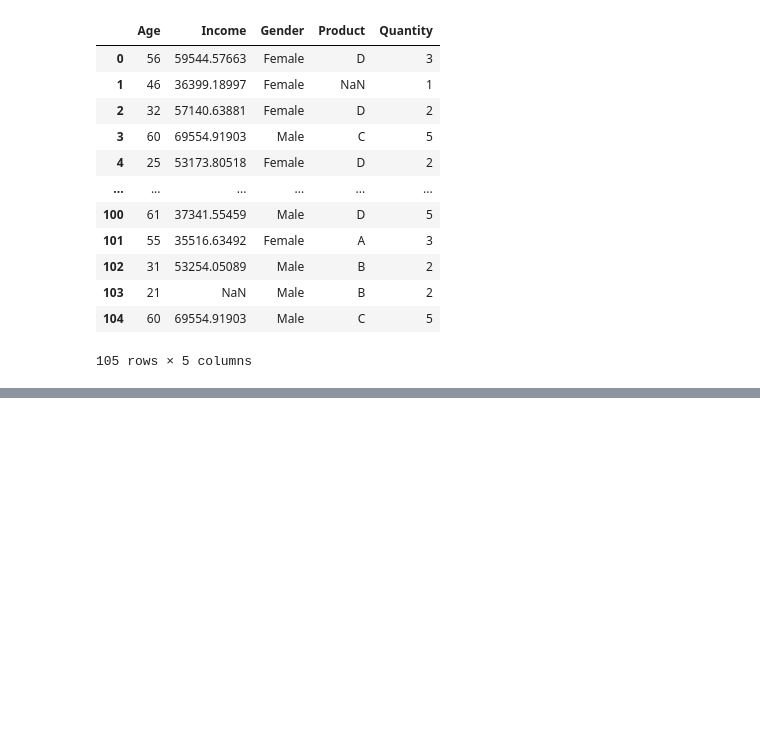
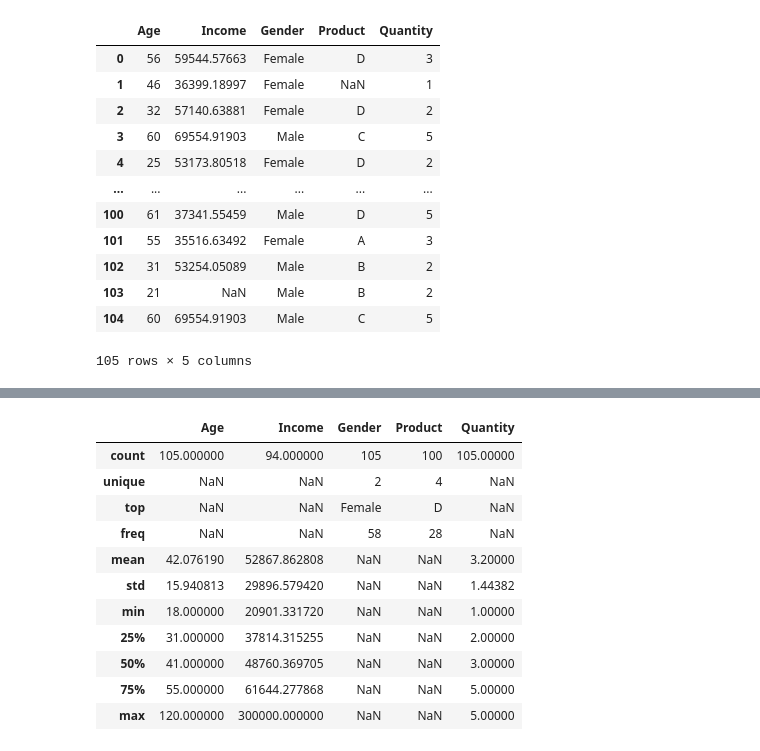
Before and after one commit to Lily-QianWang/schulich_data_science, a Jupyter notebook: class1_may10.ipynb, the cells around one changed output, grey strips where cells are left out. Cells and saved outputs as stored; diff of their text form; code cells hidden in the pictures; blank space fills up the shorter version.

```diff
--- a/class1_may10.ipynb
+++ b/class1_may10.ipynb
@@ -20,0 +48,15 @@ df
+# %%
+df.describe(include='all')
+# %% [output]
+|  | Age | Income | Gender | Product | Quantity |
+| count | 105.000000 | 94.000000 | 105 | 100 | 105.00000 |
+| unique | NaN | NaN | 2 | 4 | NaN |
+| top | NaN | NaN | Female | D | NaN |
+| freq | NaN | NaN | 58 | 28 | NaN |
+| mean | 42.076190 | 52867.862808 | NaN | NaN | 3.20000 |
+| std | 15.940813 | 29896.579420 | NaN | NaN | 1.44382 |
+| min | 18.000000 | 20901.331720 | NaN | NaN | 1.00000 |
+| 25% | 31.000000 | 37814.315255 | NaN | NaN | 2.00000 |
+| 50% | 41.000000 | 48760.369705 | NaN | NaN | 3.00000 |
+| 75% | 55.000000 | 61644.277868 | NaN | NaN | 5.00000 |
+| max | 120.000000 | 300000.000000 | NaN | NaN | 5.00000 |
```
Also changed, not shown: parts of 26 cells of this notebook.
